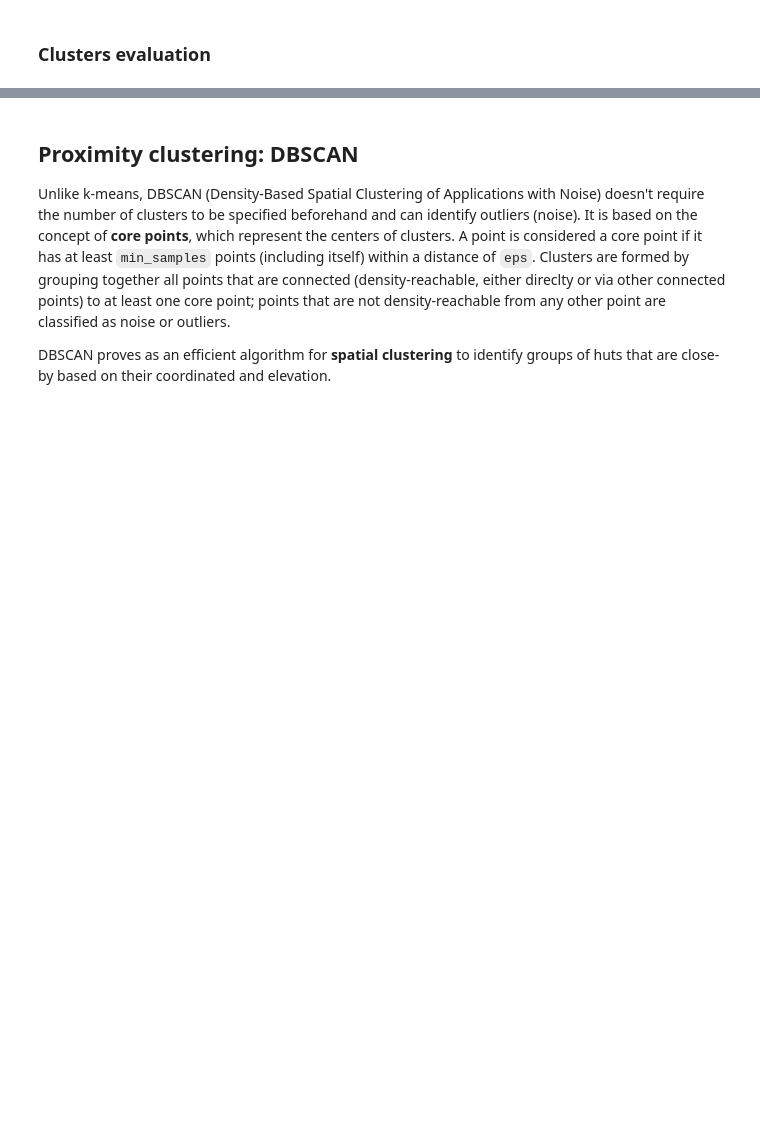
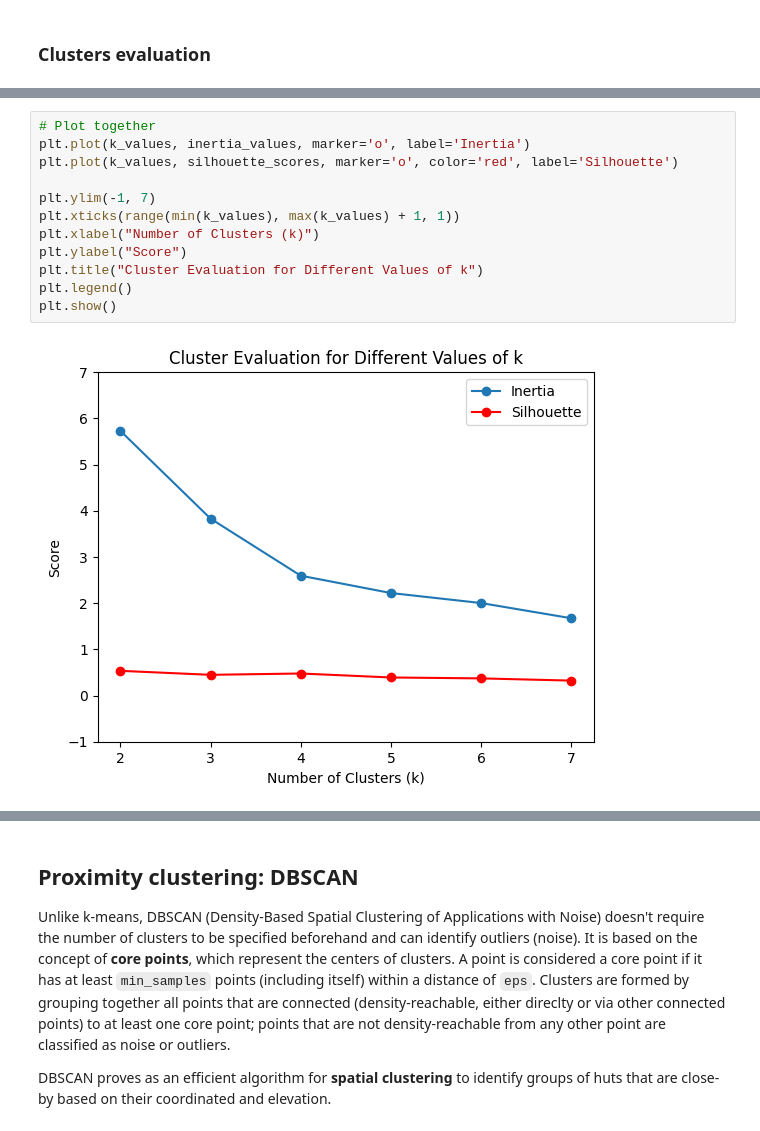
Before and after one commit to dclfbk/alpinehutsustainability, a Jupyter notebook: code/cluster_analysis.ipynb, the cells around one changed output, grey strips where cells are left out. Saved outputs shown, nothing was run; the diff lists cells and outputs as text; blank space fills up the shorter version.

```diff
--- a/code/cluster_analysis.ipynb
+++ b/code/cluster_analysis.ipynb
@@ -245,2 +257,16 @@ plt.show()
+# %%
+# Plot together
+plt.plot(k_values, inertia_values, marker='o', label='Inertia')
+plt.plot(k_values, silhouette_scores, marker='o', color='red', label='Silhouette')
+
+plt.ylim(-1, 7)
+plt.xticks(range(min(k_values), max(k_values) + 1, 1))
+plt.xlabel("Number of Clusters (k)")
+plt.ylabel("Score")
+plt.title("Cluster Evaluation for Different Values of k")
+plt.legend()
+plt.show()
+# %% [output]
+[figure, added]
 # %%
 # Check out cluster stats
```
Also changed, not shown: parts of 21 cells of this notebook, 1 other file.
